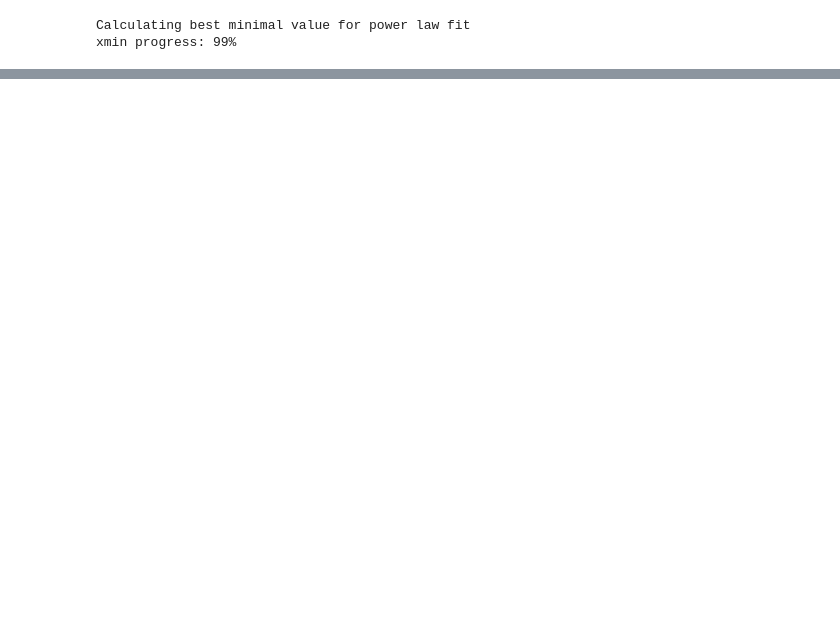
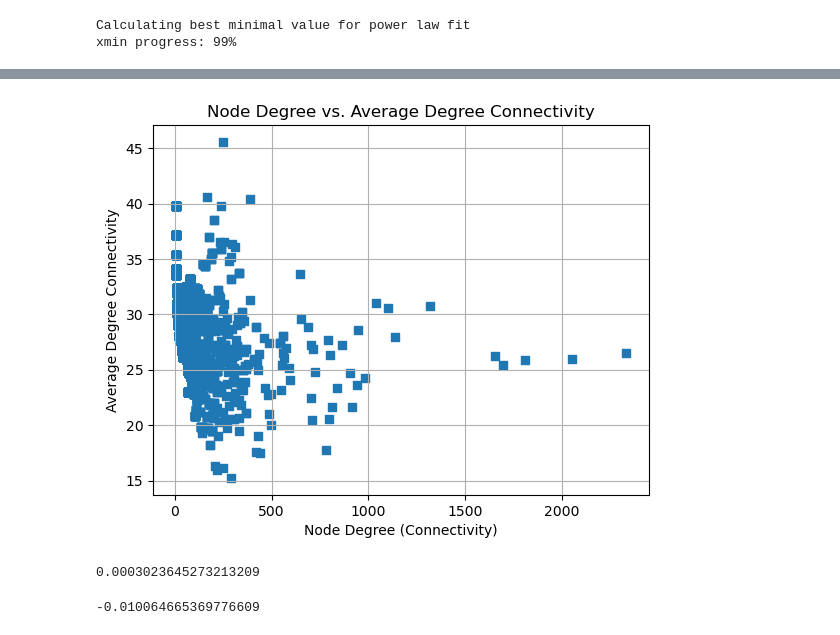
Before and after one commit to alemusumeci/complex_networks, a Jupyter notebook: barabasi_albert-Copy1.ipynb, the cells around one changed output, grey strips where cells are left out. Drawn from its saved outputs; the diff is of its cells as text; code cells hidden in the pictures; blank space fills up the shorter version.

```diff
--- a/barabasi_albert-Copy1.ipynb
+++ b/barabasi_albert-Copy1.ipynb
@@ -167,0 +166,5 @@ Estimated exponent 'a': 2.47
+# %%
+nodes=A.number_of_nodes()
+edges_per_node=int(A.number_of_edges()/nodes)
+# %%
+BA = nx.barabasi_albert_graph(nodes,edges_per_node)
@@ -167,0 +194,28 @@ Estimated exponent 'a': 2.47
+# %%
+# Calculate the degree of each node
+node_degrees = dict(BA.degree())
+
+# Calculate the average degree connectivity
+average_degree_connectivity = nx.average_degree_connectivity(BA)
+
+# Extract the degrees and corresponding average degree connectivity
+degrees = list(node_degrees.values())
+avg_deg_connectivity = [average_degree_connectivity[deg] for deg in degrees]
+
+# Plot the connectivity (degree) of each node vs. average degree connectivity
+plt.scatter(degrees, avg_deg_connectivity, marker='s')
+plt.xlabel("Node Degree (Connectivity)")
+plt.ylabel("Average Degree Connectivity")
+plt.title("Node Degree vs. Average Degree Connectivity")
+plt.grid(True)
+plt.show()
+# %% [output]
+[figure, added]
+# %%
+nx.average_clustering(BA)
+# %% [output]
+0.0003023645273213209
+# %%
+nx.degree_assortativity_coefficient(BA)
+# %% [output]
+-0.010064665369776609
```
Also changed, not shown: parts of 14 cells of this notebook.
